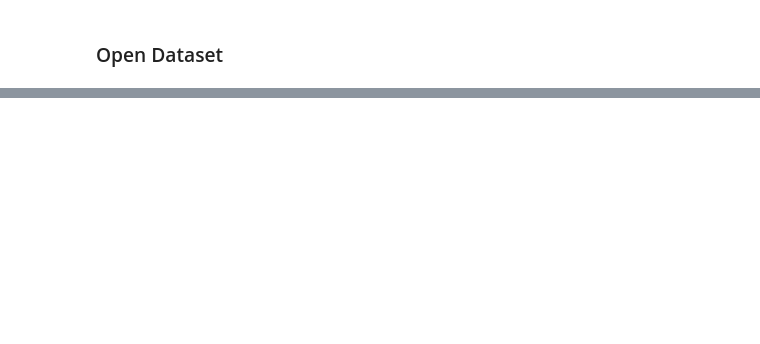
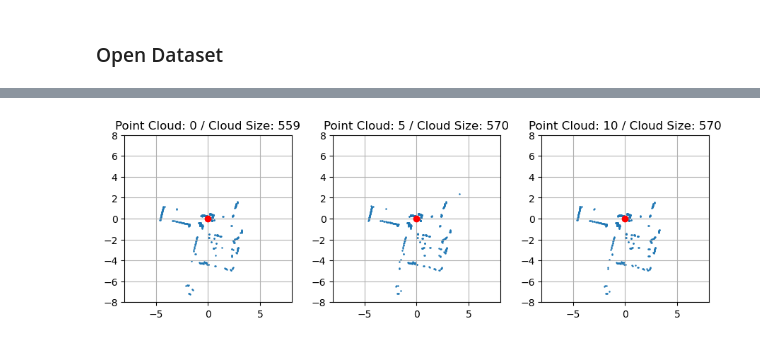
Before and after one commit to HumbertoDiego/lidar-experiments, a Jupyter notebook: Theory 2.3-ICPLiDAR_IMUDataset.ipynb, the cells around one changed output, grey strips where cells are left out. Drawn from its saved outputs; the diff is of its cells as text; code cells hidden in the pictures; blank space fills up the shorter version.

```diff
--- a/Theory 2.3-ICPLiDAR_IMUDataset.ipynb
+++ b/Theory 2.3-ICPLiDAR_IMUDataset.ipynb
@@ -139,13 +181,32 @@ time: 0 ns (started: 2024-11-21 12:16:33 -03:00)
 # %% [markdown]
 ### Open Dataset
 # %%
+# open file
 df = pd.read_csv(f"./sample_data/t_q0_q1_q2_q3_seq_x_y_z1.csv", names=["time","q1","q2","q3","q0","seq","x","y","z"], header=None)
+# group by cloud number
 dfs = []
 for s in df.seq.unique():
     dfs.append(df.loc[df['seq']==s])
+# remove time and seq columns, then x=0,y=0 rows
 for i in range(len(dfs)):
     del dfs[i]['time']
     del dfs[i]['seq']
     index_to_remove = dfs[i].loc[(dfs[i]['x']==0.0) & (dfs[i]['y']==0.0)].index.values
     dfs[i] = dfs[i].drop(index=index_to_remove)
+# xyz to numpy
+scans = []
+for i in range(len(dfs)):
+    scans.append(dfs[i][['x','y','z']].to_numpy())
+# quaternions to Rotation
+init_trans_guesses = []
+for i in range(len(dfs)):
+    q = [dfs[i].q0.unique()[0], dfs[i].q1.unique()[0], dfs[i].q2.unique()[0], dfs[i].q3.unique()[0]]
+    R = quaternion_rotation_matrix(q)
+    T = np.eye(4)
+    T[0:3,0:3] = R
+    init_trans_guesses.append(T)
+# Reorientation
+scans_reoriented = []
+for i in range(len(scans)):
+    scans_reoriented.append(transform(init_trans_guesses[i],scans[i]))
 # %% [output]
@@ -194,0 +238,23 @@ time: 0 ns (started: 2024-11-21 12:18:36 -03:00)
+# %%
+# Check different sensor responses for the same room
+fig, axis = plt.subplots(1,3,figsize=(9,6))
+
+# plot 0th point cloud
+i = 0
+scan = scans_reoriented[i]
+plot_2d(scan[:,0], scan[:,1], f"Point Cloud: {i} / Cloud Size: {len(scan)}", axis[0])
+
+# plot 35th point cloud
+i = 5
+scan = scans_reoriented[i]
+plot_2d(scan[:,0], scan[:,1], f"Point Cloud: {i} / Cloud Size: {len(scan)}", axis[1])
+
+# plot 70th point cloud
+i = 10
+scan = scans_reoriented[i]
+plot_2d(scan[:,0], scan[:,1], f"Point Cloud: {i} / Cloud Size: {len(scan)}", axis[2])
+
+plt.tight_layout()
+plt.show()
+# %% [output]
+[figure, added]
```
Also changed, not shown: parts of 7 cells of this notebook, 1 other file.
